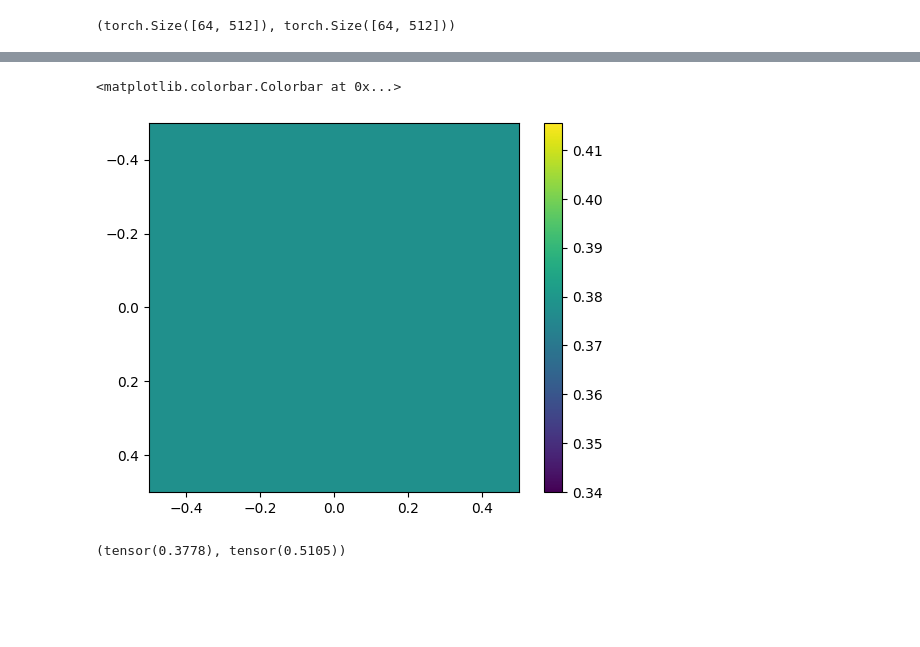
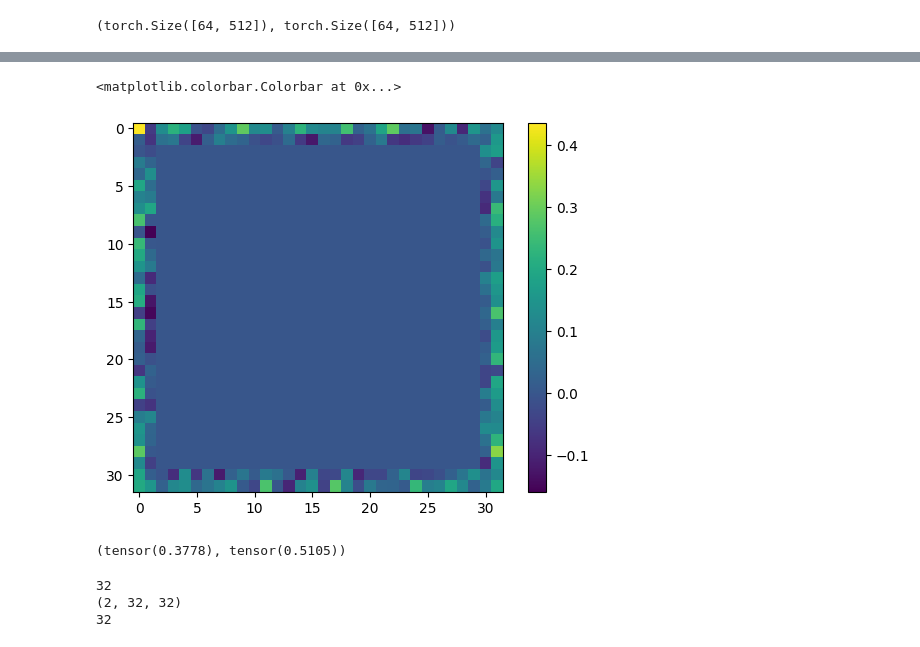
Before and after one commit to Factral/privacy-permutation, a Jupyter notebook: experiments/classifcation/no_privacy.ipynb, the cells around one changed output, grey strips where cells are left out. Cells and saved outputs as stored; diff of their text form; code cells hidden in the pictures; blank space fills up the shorter version.

Commit message:
fixed calculate offset operator

```diff
--- a/experiments/classifcation/no_privacy.ipynb
+++ b/experiments/classifcation/no_privacy.ipynb
@@ -141,10 +182,13 @@ IndexError: index 1 is out of bounds for dimension 2 with size 1
 # %%
 import matplotlib.pyplot as plt
-plt.imshow(output[0,0,:,:].detach().numpy())
+
+a = output[10,0,:,:].detach() - output_deformed[10,0,:,:].detach()
+
+plt.imshow(a.numpy())
 plt.colorbar()
 # %% [output]
 <matplotlib.colorbar.Colorbar at 0x...>
-[figure, old version]
+[figure, new version]
 # %%
 
 output[0,0,0,0], output_deformed[0,0,0,0]
@@ -152,0 +270,29 @@ output[0,0,0,0], output_deformed[0,0,0,0]
+# %%
+from torchvision.ops import DeformConv2d
+import utils
+
+conv = DeformConv2d(1, 1, 3, padding=1)
+
+conv.weight.data = torch.ones_like(conv.weight.data)
+conv.bias.data = torch.zeros_like(conv.bias.data)
+
+perm = utils.Permutar(32,1)
+
+tensor_example = torch.rand(1,1,32,32)
+tensor_example_permuted = perm.desordenar(tensor_example)
+offset, perm, index_positions = calculate_offset(32, 1, 1, 3, perm, 1)
+
+
+output_dims =  (32 + 2 * 1 - (3 - 1) - 1) // 1 + 1
+print(output_dims)
+#print(tensor_example)
+
+real_output = conv(tensor_example,torch.zeros(1, 18, 32, 32))
+
+output_disordered = conv(tensor_example_permuted, offset)
+
+#real_output,output_disordered
+# %% [output]
+32
+(2, 32, 32)
+32
```
Also changed, not shown: parts of 9 cells of this notebook, 5 other files.
